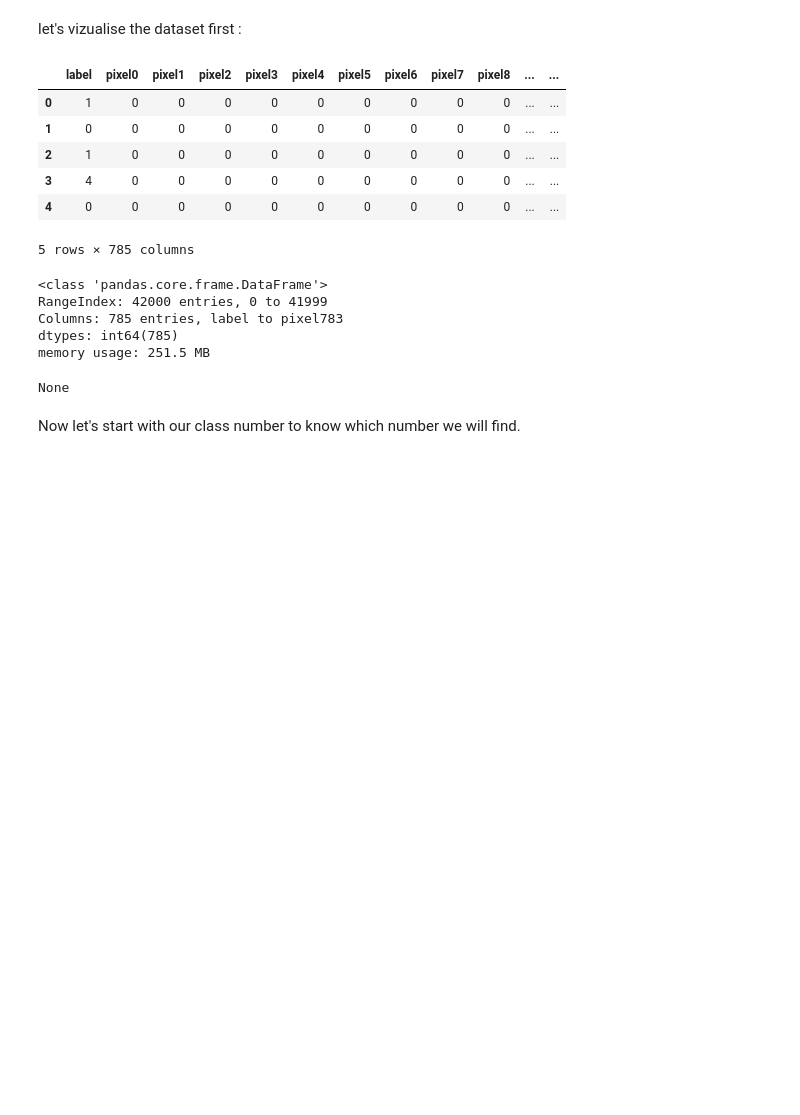
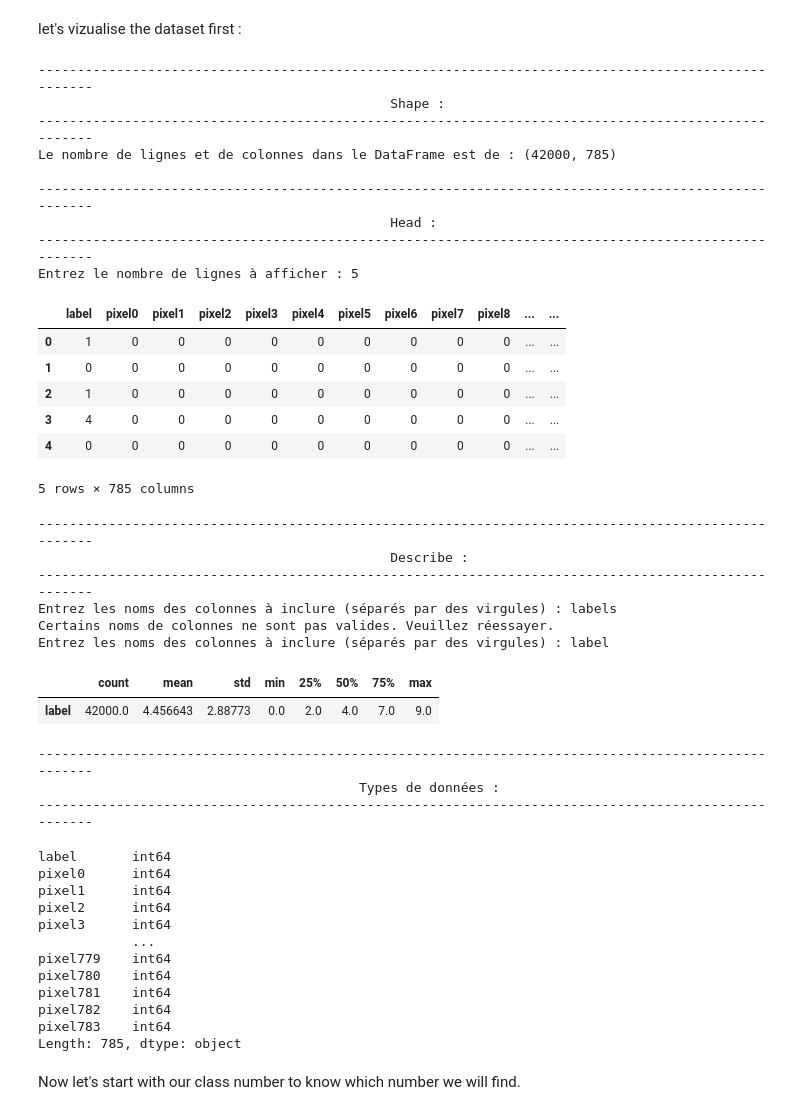
Before and after one commit to Aurelien07/Kaggle_competition, a Jupyter notebook: digit_recognizer.ipynb, the cells around one changed output. Cells and saved outputs as stored; diff of their text form; code cells hidden in the pictures; blank space fills up the shorter version.

```diff
--- a/digit_recognizer.ipynb
+++ b/digit_recognizer.ipynb
@@ -47,23 +102,48 @@ test_ds = pd.read_csv('/content/drive/My Drive/Colab Notebooks/digit-recognizer/
 train_ds = pd.read_csv('/content/drive/My Drive/Colab Notebooks/digit-recognizer/train.csv')
 # %% [markdown]
 let's vizualise the dataset first :
-# %%
-display(train_ds.head())
-display(train_ds.info())
-# %% [output]
-|  | label | pixel0 | pixel1 | pixel2 | pixel3 | pixel4 | pixel5 | pixel6 | pixel7 | pixel8 | ... | ... |
-| 0 | 1 | 0 | 0 | 0 | 0 | 0 | 0 | 0 | 0 | 0 | ... | ... |
-| 1 | 0 | 0 | 0 | 0 | 0 | 0 | 0 | 0 | 0 | 0 | ... | ... |
-| 2 | 1 | 0 | 0 | 0 | 0 | 0 | 0 | 0 | 0 | 0 | ... | ... |
-| 3 | 4 | 0 | 0 | 0 | 0 | 0 | 0 | 0 | 0 | 0 | ... | ... |
-| 4 | 0 | 0 | 0 | 0 | 0 | 0 | 0 | 0 | 0 | 0 | ... | ... |
-5 rows × 785 columns
-<class 'pandas.core.frame.DataFrame'>
-RangeIndex: 42000 entries, 0 to 41999
-Columns: 785 entries, label to pixel783
-dtypes: int64(785)
-memory usage: 251.5 MB
-None
+# %%
+visu(train_ds)
+# %% [output]
+----------------------------------------------------------------------------------------------------
+                                             Shape :
+----------------------------------------------------------------------------------------------------
+Le nombre de lignes et de colonnes dans le DataFrame est de : (42000, 785)
+
+----------------------------------------------------------------------------------------------------
+                                             Head :
+----------------------------------------------------------------------------------------------------
+Entrez le nombre de lignes à afficher : 5
+|  | label | pixel0 | pixel1 | pixel2 | pixel3 | pixel4 | pixel5 | pixel6 | pixel7 | pixel8 | ... | ... |
+| 0 | 1 | 0 | 0 | 0 | 0 | 0 | 0 | 0 | 0 | 0 | ... | ... |
+| 1 | 0 | 0 | 0 | 0 | 0 | 0 | 0 | 0 | 0 | 0 | ... | ... |
+| 2 | 1 | 0 | 0 | 0 | 0 | 0 | 0 | 0 | 0 | 0 | ... | ... |
+| 3 | 4 | 0 | 0 | 0 | 0 | 0 | 0 | 0 | 0 | 0 | ... | ... |
+| 4 | 0 | 0 | 0 | 0 | 0 | 0 | 0 | 0 | 0 | 0 | ... | ... |
+5 rows × 785 columns
+----------------------------------------------------------------------------------------------------
+                                             Describe :
+----------------------------------------------------------------------------------------------------
+Entrez les noms des colonnes à inclure (séparés par des virgules) : labels
+Certains noms de colonnes ne sont pas valides. Veuillez réessayer.
+Entrez les noms des colonnes à inclure (séparés par des virgules) : label
+|  | count | mean | std | min | 25% | 50% | 75% | max |
+| label | 42000.0 | 4.456643 | 2.88773 | 0.0 | 2.0 | 4.0 | 7.0 | 9.0 |
+----------------------------------------------------------------------------------------------------
+                                         Types de données :
+----------------------------------------------------------------------------------------------------
+label       int64
+pixel0      int64
+pixel1      int64
+pixel2      int64
+pixel3      int64
+            ...
+pixel779    int64
+pixel780    int64
+pixel781    int64
+pixel782    int64
+pixel783    int64
+Length: 785, dtype: object
 # %% [markdown]
 Now let's start with our class number to know which number we will find.
 # %% [markdown]
```
Also changed, not shown: parts of 12 cells of this notebook.
